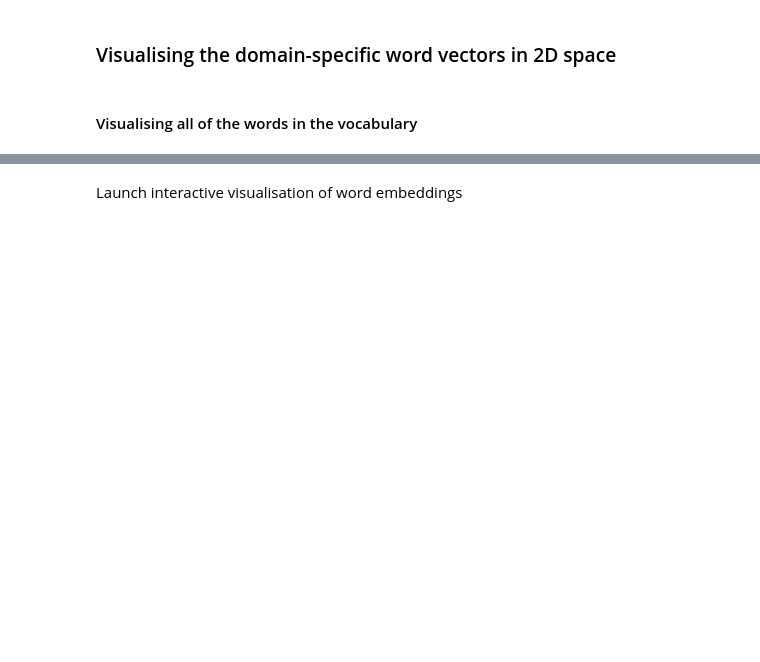
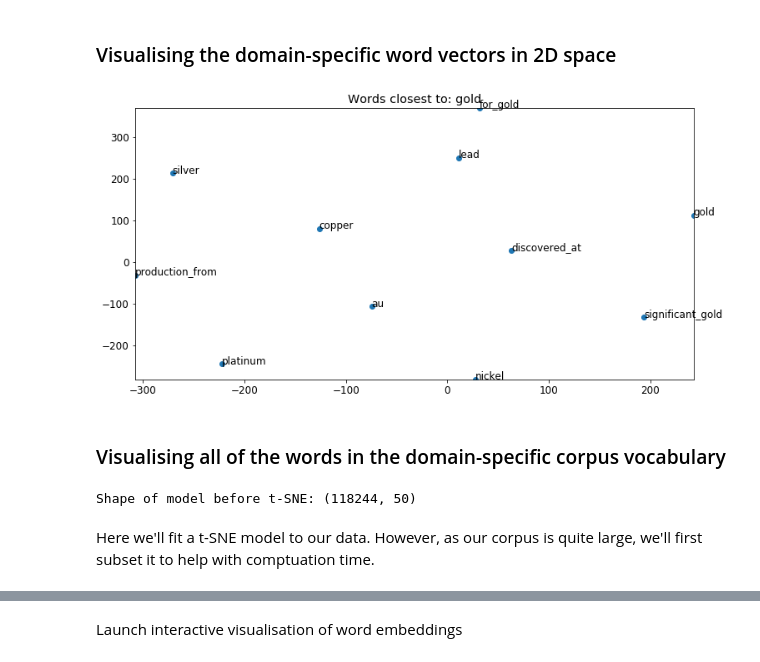
Before and after one commit to core-skills/12-text-processing, a Jupyter notebook: notebooks/12.2.2 - Learning Word Embeddings.ipynb, the cells around one changed output, grey strips where cells are left out. Cells and saved outputs as stored; diff of their text form; code cells hidden in the pictures; blank space fills up the shorter version.

Commit message:
removed legacy notebooks. Renamed notebooks. Made minor changes to content

```diff
--- a/notebooks/12.2.2 - Learning Word Embeddings.ipynb
+++ b/notebooks/12.2.2 - Learning Word Embeddings.ipynb
@@ -41,5 +51,12 @@ import bokeh
 # %% [markdown]
 ### Set up the notebook environment and load helper functions
+# %%
+# Need the interactive Tools for Matplotlib
+%matplotlib inline
+# Plot formatting
+plt.rcParams["figure.figsize"] = [12,6]
+font = {'size':12}
+matplotlib.rc('font', **font)
 # %%
 def read_input(input_file_path: str) -> List:
     '''Parses input file which is in gzip format'''
@@ -172,18 +243,5 @@ print(f'Which words doesnt belong in the set [bed, pillow, duvet, shower]? Odd o
 Here we use a dimensionality reduction and visualisation package from Scikit-Learn, t-Distributed Stochastic Neighbor Embedding (t-SNE), which is particularly suited for visualising high dimensional data. Another popular options for dimensionality reduction is Principal Component Analysis (PCA).
 
 Note: the dimension of our word vectors by choice is 150, typical numbers could be 50, 100, and 300. Among these numbers, a dimension of 300 has been shown as most effective in capturing the syntatic and semantic information of a word. However, it will take much longer to train.
-# %%
-# Load required statistical package
-from sklearn.manifold import TSNE
-
-import numpy as np
-import matplotlib.pyplot as plt
-import matplotlib
-# Need the interactive Tools for Matplotlib
-%matplotlib inline
-# Plot formatting
-plt.rcParams["figure.figsize"] = [16,9]
-font = {'size':16}
-matplotlib.rc('font', **font)
 # %%
 def display_closestwords_tsnescatterplot(model, word):
@@ -240,12 +295,7 @@ data_file="../data/wamex_xml.zip"
 # %%
-# Import Dataset
-data = list()
-with zipfile.ZipFile(data_file, "r") as z:
-    #df = [pd.read_json(filename) for filename in z.namelist()]
-    print(len(z.namelist()))
+gswa_corpus = list()
+with zipfile.ZipFile(corpus_file, "r") as z:
     for filename in z.namelist():
-        # print(filename)
-        # df = pd.read_json(filename)
         with z.open(filename) as f:
             # load the json file
             # The resulting `content` is a list
@@ -253,4 +303,4 @@ with zipfile.ZipFile(data_file, "r") as z:
             # Convert content to a string
             content = "".join(content)
             # Add to the data list
-            data.append(content)
+            gswa_corpus.append(content)
@@ -309,7 +362,7 @@ modelDS.save("../data/word2vec/word2vec_gswa.bin")
 # %% [markdown]
 Similar to the hotel reviews, we load pre-trained embeddings rather than training them due to time requirements.
 # %%
-modelDS = gensim.models.Word2Vec.load('../data/word2vec/word2vec_gswa.bin')
+gswa_model = gensim.models.Word2Vec.load('../data/word2vec/word2vec_gswa.bin')
 # %% [markdown]
 ## Looking at domain-specific outputs
 # %%
@@ -404,6 +521,8 @@ def display_closestwords_tsnescatterplot(model, word):
     plt.title(f'Words closest to: {word}')
     plt.show()
 # %%
-display_closestwords_tsnescatterplot(model = modelDS.wv, word = "gold")
+display_closestwords_tsnescatterplot(model = gswa_model.wv, word = "gold")
+# %% [output]
+[figure, added]
 # %% [markdown]
-#### Visualising all of the words in the vocabulary
+### Visualising all of the words in the domain-specific corpus vocabulary
@@ -410,6 +532,8 @@ display_closestwords_tsnescatterplot(model = modelDS.wv, word = "gold")
 # %%
-tsne = TSNE(n_components=2)
-print(type(modelDS.wv.vocab))
 X = modelDS[modelDS.wv.vocab]
 # Shape of our model before t-SNE
 print(f'Shape of model before t-SNE: {X.shape}')
+# %% [output]
+Shape of model before t-SNE: (118244, 50)
+# %% [markdown]
+Here we'll fit a t-SNE model to our data. However, as our corpus is quite large, we'll first subset it to help with comptuation time.
```
Also changed, not shown: parts of 62 cells of this notebook, 5 other files.
